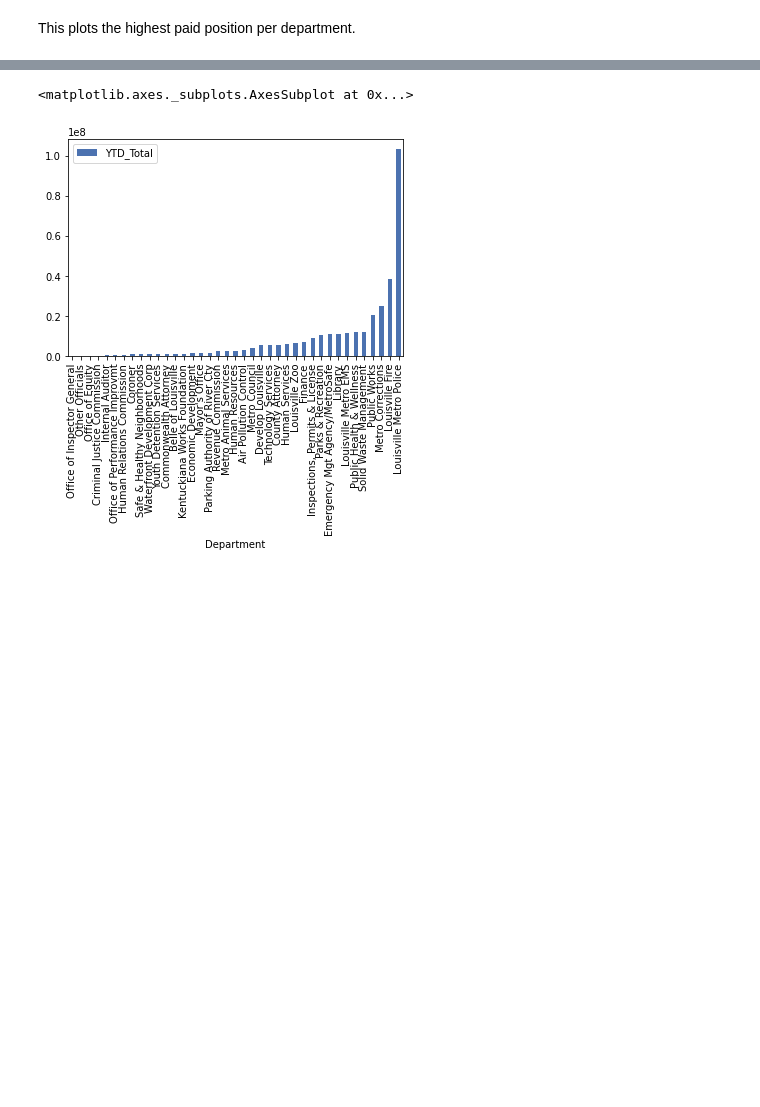
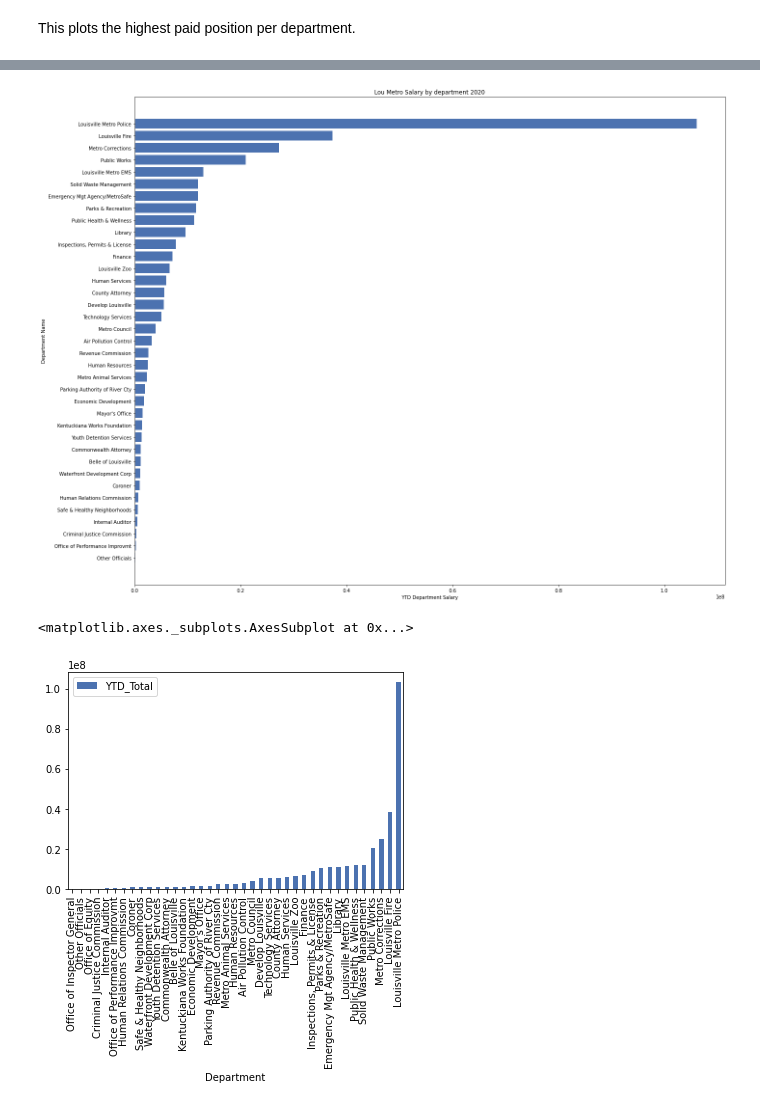
Before and after one commit to dmorton714/louisville_metro, a Jupyter notebook: lmg_salary.ipynb, the cells around one changed output, grey strips where cells are left out. Drawn from its saved outputs; the diff is of its cells as text; code cells hidden in the pictures; blank space fills up the shorter version.

```diff
--- a/lmg_salary.ipynb
+++ b/lmg_salary.ipynb
@@ -21,5 +30,6 @@ df.rename(columns={'CalYear':'Year'}, inplace=True)
 This sorts the sheet by department
 # %%
 df.sort_values(by='Department', inplace=True)
-
-df.head()
+df2.sort_values(by='Department', inplace=True)
+# df.head()
+# df2.head()
@@ -43,3 +41,6 @@ df.head()
+# %%
+df2.drop(df2[df2['Year'] != 2020].index, inplace=True)
+# df2.head()
 # %% [markdown]
 This calculates the total annual rate of the LMPD
 # %%
@@ -97,0 +83,8 @@ This is the sum of all the departments. Cant figure out how to get it to total w
+# %%
+# #define how to aggregate various fields
+agg_functions = {'Department': 'first', 'YTD_Total': 'sum'}
+
+# #create new DataFrame by combining rows with same id values
+df2 = df2.groupby(df2['Department']).aggregate(agg_functions)
+# df = df['Annual_Rate'].sort_values()
+print(df2)
@@ -98,5 +109,6 @@ This is the sum of all the departments. Cant figure out how to get it to total w
 # %%
 df = df.sort_values('YTD_Total')
+df2 = df2.sort_values('YTD_Total')
 # %% [markdown]
 This plots the highest paid position per department.
 # %%
@@ -113,3 +125,15 @@ plt.show()
+# %%
+plt.style.use('seaborn-deep')
+plt.figure(figsize= (20,15))
+plt.barh('Department', 'YTD_Total', data = df2)
+plt.ylabel('Department Name')
+plt.xlabel('YTD Department Salary')
+plt.title('Lou Metro Salary by department 2020')
+plt.tight_layout()
+# plt.set_xticklabels(xlabels)
+plt.show()
+# %% [output]
+[figure, added]
 # %%
 df.plot.bar(x='Department', y='YTD_Total', rot='vertical')
 # %% [output]
```
Also changed, not shown: parts of 17 cells of this notebook.
